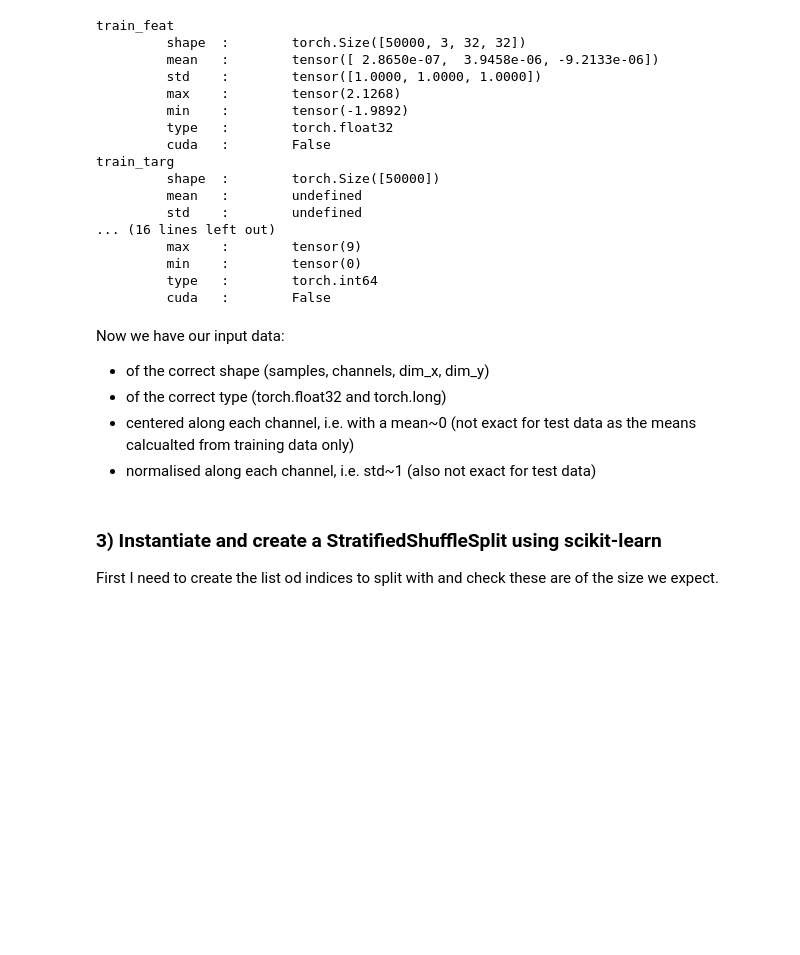
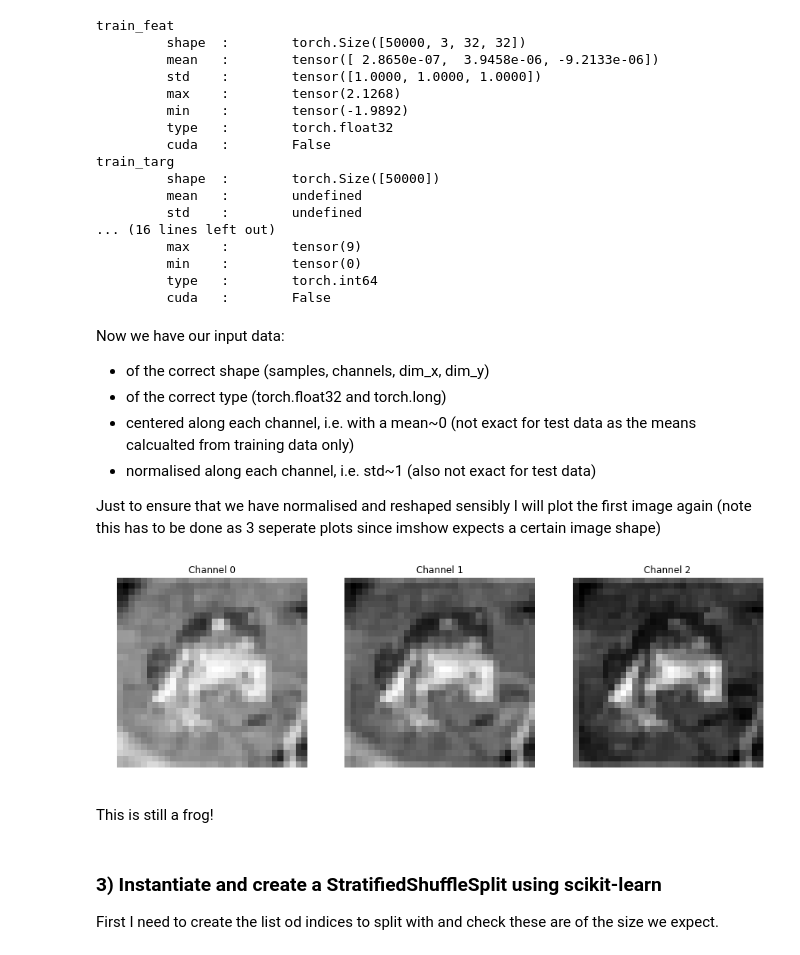
Before and after one commit to Boyne272/CIFAR10_Classifier, a Jupyter notebook: ACSE8_CW3.ipynb, the cells around one changed output. Saved outputs shown, nothing was run; the diff lists cells and outputs as text; code cells hidden in the pictures; blank space fills up the shorter version.

```diff
--- a/ACSE8_CW3.ipynb
+++ b/ACSE8_CW3.ipynb
@@ -200,6 +204,19 @@ Now we have our input data:
 - of the correct type (torch.float32 and torch.long)
 - centered along each channel, i.e. with a mean~0 (not exact for test data as the means calcualted from training data only)
 - normalised along each channel, i.e. std~1 (also not exact for test data)
+
+Just to ensure that we have normalised and reshaped sensibly I will plot the first image again (note this has to be done as 3 seperate plots since imshow expects a certain image shape)
+# %%
+# sanity check
+fig, axs = plt.subplots(1, 3, figsize=(15, 5))
+for i in range(3):
+    axs[i].imshow(train_feat[0, i, :, :], cmap='gray')
+    axs[i].set(title="Channel %i" %i)
+    axs[i].axis("off")
+# %% [output]
+[figure, added]
+# %% [markdown]
+This is still a frog!
 # %% [markdown]
 ### 3) Instantiate and create a StratifiedShuffleSplit using scikit-learn
 First I need to create the list od indices to split with and check these are of the size we expect.
```
Also changed, not shown: parts of 26 cells of this notebook, 2 other files.
